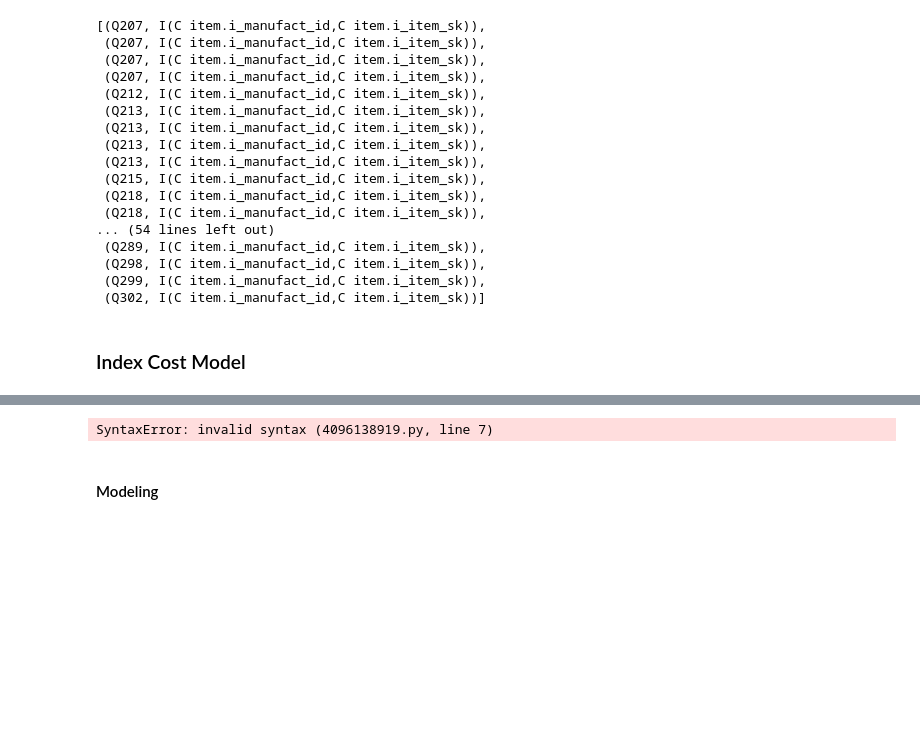
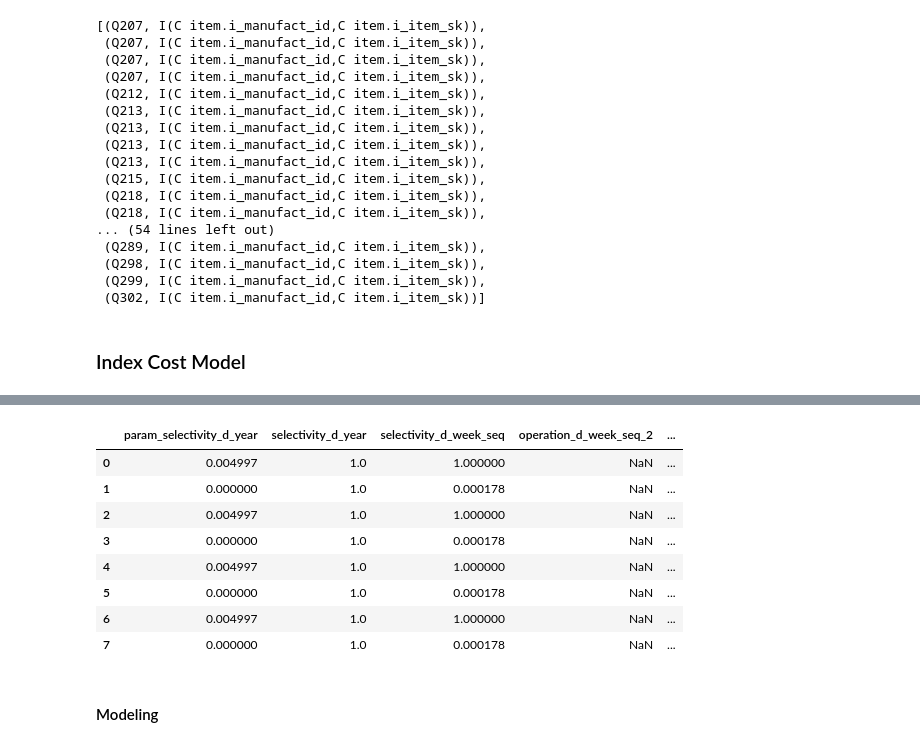
Before and after one commit to maffinnn/index_selection_evaluation, a Jupyter notebook: DISTILL.ipynb, the cells around one changed output, grey strips where cells are left out. Cells and saved outputs as stored; diff of their text form; code cells hidden in the pictures; blank space fills up the shorter version.

Commit message:
update index cost model

```diff
--- a/DISTILL.ipynb
+++ b/DISTILL.ipynb
@@ -612,13 +645,53 @@ stopping_threshold = None
-# %%
-query_configuration_list = [(q, c) for q, c in query_configurations.items()]
-feature_columns = []
-
-features = pd.DataFrame(columns=feature_columns, index=range(len(query_configuration_list)))
-
-for i, (query, config) in enumerate(query_configuration_list):
-    features.iloc[i]["selectivity"]
-# %% [output]
-SyntaxError: invalid syntax (4096138919.py, line 7)
+# %%
+template_feature_labels = {}
+for template_id, data in templates.items():
+    labels = []
+    params = get_parameters(column_dict, template_id)
+    feature_columns = []
+    param_selectivity_columns = [f"param_selectivity_{param.name}" for param in params]
+    feature_columns.extend(param_selectivity_columns)
+    config_selectivity_columns = list(set(f"selectivity_{column.name}" for entry in data for config in entry[1] for index in config for column in index.columns))
+    feature_columns.extend(config_selectivity_columns)
+    config_operation_columns = list(set(f"operation_{column.name}_{i}" for entry in data for config in entry[1] for index in config for column in index.columns for i in range(3)))
+    feature_columns.extend(config_operation_columns)
+    config_order_columns = list(set(f"order_{column.name}" for entry in data for config in entry[1] for index in config for column in index.columns))
+    feature_columns.extend(config_order_columns)
+    query_configs = [(entry[0], config) for entry in data for config in entry[1]]
+    features = pd.DataFrame(columns=feature_columns, index=range(len(query_configs)))
+    k = 0
+    for i, entry in enumerate(data):
+        query = entry[0]
+        index_configs = entry[1]
+        costs = entry[2]
+        plans = entry[3]
+        for j, (config, plan) in enumerate(zip(index_configs, plans)):
+            labels.append(costs[j])
+            selectivities = calculate_parameter_selectivity(template_id, plan)
+            for param, value in selectivities.items():
+                features.iloc[k][f"param_selectivity_{param.name}"] = value
+            config_feature = evaluate_configuration(config, plan)
+            for feature_name, value in config_feature.items():
+                if isinstance(value, set):
+                    for l, operator in enumerate(list(value)):
+                        features.iloc[k][f"{feature_name}_{l}"] = operator
+                else:
+                    features.iloc[k][feature_name] = value
+            k+=1
+    features[param_selectivity_columns+config_selectivity_columns] = features[param_selectivity_columns+config_selectivity_columns].apply(pd.to_numeric)
+    features[config_selectivity_columns] = features[config_selectivity_columns].fillna(value=1)
+    template_feature_labels[template_id] = (features,labels)
+# %%
+template_feature_labels[2][0]
+# %% [output]
+|  | param_selectivity_d_year | selectivity_d_year | selectivity_d_week_seq | operation_d_week_seq_2 | ... |
+| 0 | 0.004997 | 1.0 | 1.000000 | NaN | ... |
+| 1 | 0.000000 | 1.0 | 0.000178 | NaN | ... |
+| 2 | 0.004997 | 1.0 | 1.000000 | NaN | ... |
+| 3 | 0.000000 | 1.0 | 0.000178 | NaN | ... |
+| 4 | 0.004997 | 1.0 | 1.000000 | NaN | ... |
+| 5 | 0.000000 | 1.0 | 0.000178 | NaN | ... |
+| 6 | 0.004997 | 1.0 | 1.000000 | NaN | ... |
+| 7 | 0.000000 | 1.0 | 0.000178 | NaN | ... |
 # %% [markdown]
 #### Modeling
 # %% [markdown]
```
Also changed, not shown: parts of 14 cells of this notebook, 1 other file.
